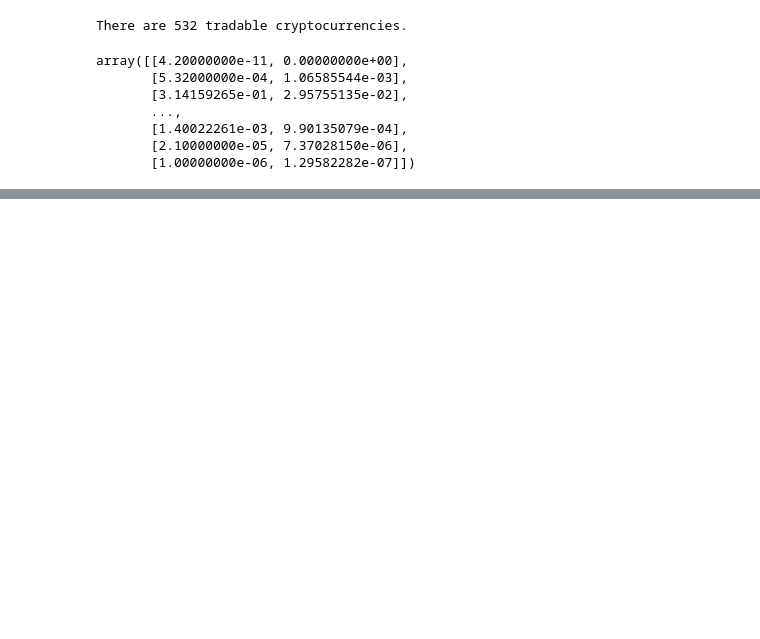
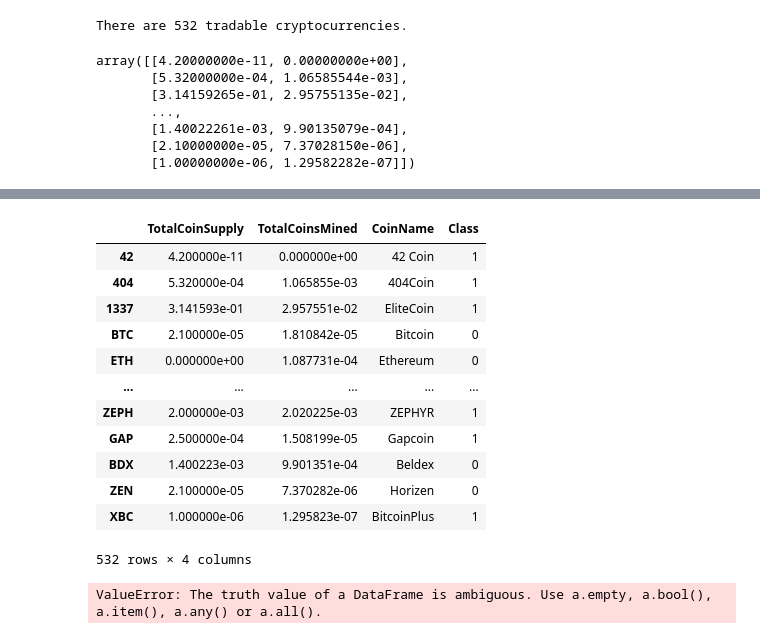
Before and after one commit to mrneuenschwander/Cryptocurrencies, a Jupyter notebook: challenge/crypto_clustering.ipynb, the cells around one changed output, grey strips where cells are left out. Saved outputs shown, nothing was run; the diff lists cells and outputs as text; code cells hidden in the pictures; blank space fills up the shorter version.

```diff
--- a/challenge/crypto_clustering.ipynb
+++ b/challenge/crypto_clustering.ipynb
@@ -341,3 +358,28 @@ plot_df.head(10)
+# %%
+plot_df
+# %% [output]
+|  | TotalCoinSupply | TotalCoinsMined | CoinName | Class |
+| 42 | 4.200000e-11 | 0.000000e+00 | 42 Coin | 1 |
+| 404 | 5.320000e-04 | 1.065855e-03 | 404Coin | 1 |
+| 1337 | 3.141593e-01 | 2.957551e-02 | EliteCoin | 1 |
+| BTC | 2.100000e-05 | 1.810842e-05 | Bitcoin | 0 |
+| ETH | 0.000000e+00 | 1.087731e-04 | Ethereum | 0 |
+| ... | ... | ... | ... | ... |
+| ZEPH | 2.000000e-03 | 2.020225e-03 | ZEPHYR | 1 |
+| GAP | 2.500000e-04 | 1.508199e-05 | Gapcoin | 1 |
+| BDX | 1.400223e-03 | 9.901351e-04 | Beldex | 0 |
+| ZEN | 2.100000e-05 | 7.370282e-06 | Horizen | 0 |
+| XBC | 1.000000e-06 | 1.295823e-07 | BitcoinPlus | 1 |
+532 rows × 4 columns
+# %%
+fig = px.scatter(
+    plot_df,
+    x="TotalCoinsMined",
+    y="TotalCoinSupply",
+    color=["Class"]
+)
+# %% [output]
+ValueError: The truth value of a DataFrame is ambiguous. Use a.empty, a.bool(), a.item(), a.any() or a.all().
 # %%
 # Create a hvplot.scatter plot using x="TotalCoinsMined" and y="TotalCoinSupply".
 # YOUR CODE HERE
```
Also changed, not shown: parts of 11 cells of this notebook.
